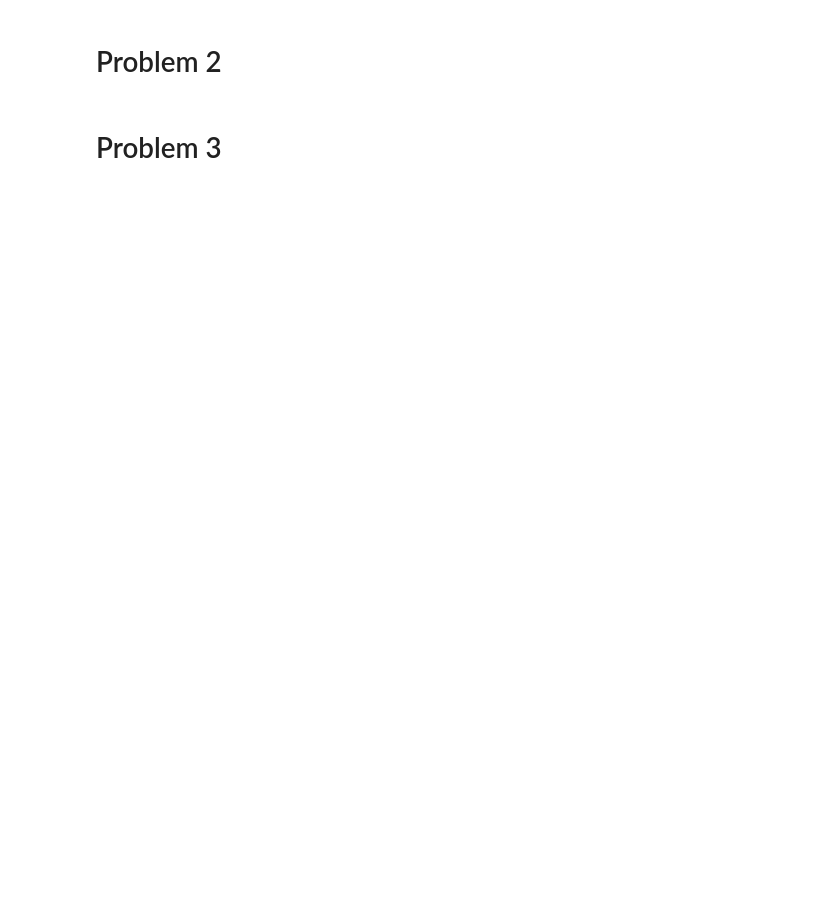
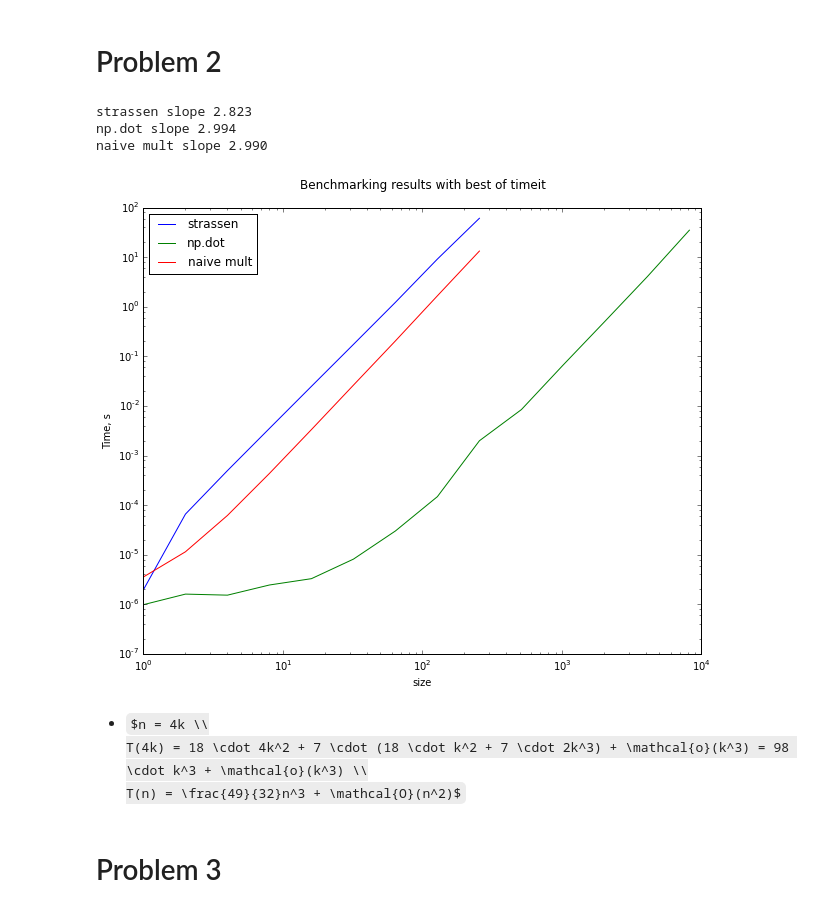
Before and after one commit to silkbottle/nla-hometasks, a Jupyter notebook: homework-2.ipynb, the cells around one changed output. Saved outputs shown, nothing was run; the diff lists cells and outputs as text; code cells hidden in the pictures; some formulas as TeX source; blank space fills up the shorter version.

```diff
--- a/homework-2.ipynb
+++ b/homework-2.ipynb
@@ -115,10 +105,46 @@ def strassen(A, B):
         return np.append(np.append(c11, c12, axis = 1), np.append(c21, c22, axis = 1), axis = 0)
 
     return strassen(A, B, n)
-
-A = np.random.rand(1 << 5, 1 << 5)
-B = np.random.rand(1 << 5, 1 << 5)
-print np.linalg.norm(A.dot(B) - strassen(A, B))
+# %%
+def naive_mult(A, B):
+    (n, m) = A.shape
+    (m, l) = B.shape
+    C = np.zeros((n, l))
+    for i in range(n):
+        for j in range(l):
+            for k in range(m):
+                C[i, j] += A[i, k] * B[k, j]
+    return C
+
+points = [1 << i for i in range(14)]
+my_strassen = []
+np_dot = []
+naive = []
+
+for i in points[:9]:
+    A = np.random.rand(i, i)
+    B = np.random.rand(i, i)
+    res = %timeit -o strassen(A, B)
+    my_strassen.append(res.best)
+    res = %timeit -o naive_mult(A, B)
+    naive.append(res.best)
+
+for i in points:
+    A = np.random.rand(i, i)
+    B = np.random.rand(i, i)
+    res = %timeit -o A.dot(B)
+    np_dot.append(res.best)
+
+plot_results({'strassen': (my_strassen, points[:9]), 'np.dot': (np_dot, points), 'naive mult': (naive, points[:9])})
+# %% [output]
+strassen slope 2.823
+np.dot slope 2.994
+naive mult slope 2.990
+[figure, added]
+# %% [markdown]
+* $n = 4k \\
+T(4k) = 18 \cdot 4k^2 + 7 \cdot (18 \cdot k^2 + 7 \cdot 2k^3) + \mathcal{o}(k^3) = 98 \cdot k^3 + \mathcal{o}(k^3) \\
+T(n) = \frac{49}{32}n^3 + \mathcal{O}(n^2)$
 # %% [markdown]
 # Problem 3
 # %%
```
Also changed, not shown: parts of 6 cells of this notebook.
